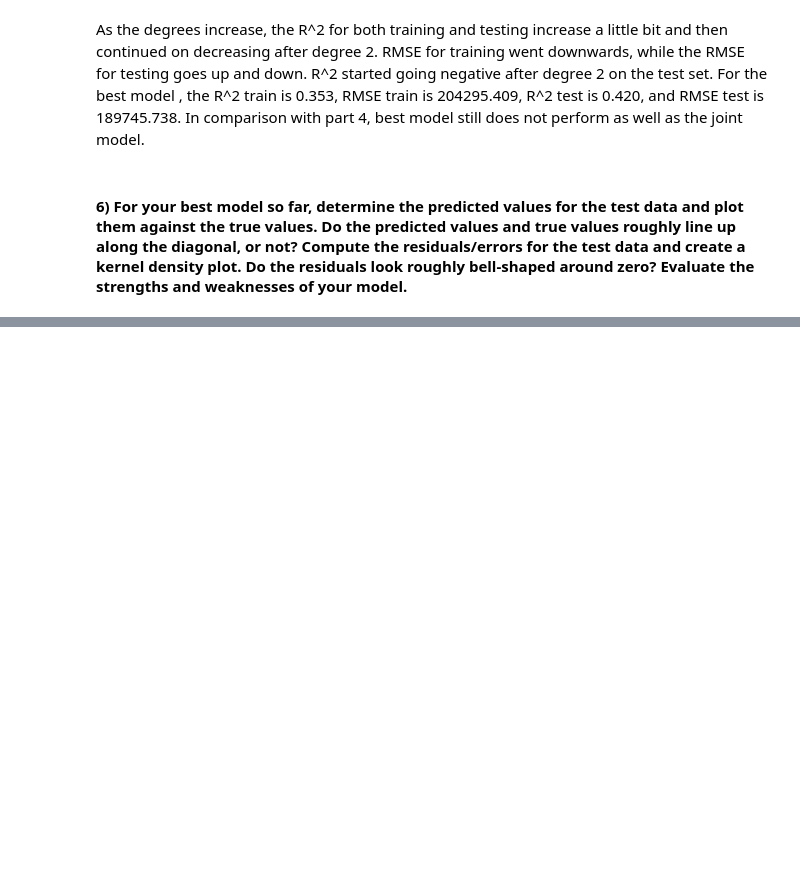
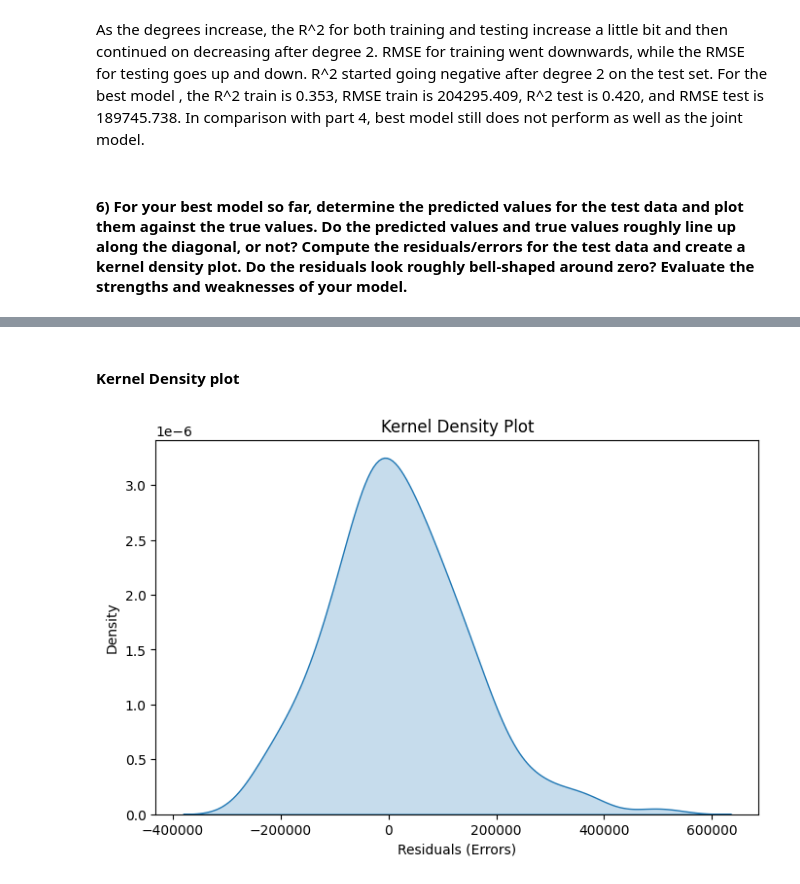
Before and after one commit to PatrickHo718/DS-3021, a Jupyter notebook: 05.1_reg_data_prep/lab4.ipynb, the cells around one changed output, grey strips where cells are left out. Saved outputs shown, nothing was run; the diff lists cells and outputs as text; code cells hidden in the pictures; blank space fills up the shorter version.

```diff
--- a/05.1_reg_data_prep/lab4.ipynb
+++ b/05.1_reg_data_prep/lab4.ipynb
@@ -459,0 +495,3 @@ As the degrees increase, the R^2 for both training and testing increase a little
+# %%
+residual = y_test - y_pred
+print(residual)
@@ -459,0 +511,11 @@ As the degrees increase, the R^2 for both training and testing increase a little
+# %% [markdown]
+#### Kernel Density plot
+# %%
+plt.figure(figsize=(8, 5))
+sns.kdeplot(residual, fill=True)
+plt.xlabel("Residuals (Errors)")
+plt.ylabel("Density")
+plt.title("Kernel Density Plot")
+plt.show()
+# %% [output]
+[figure, added]
```
Also changed, not shown: parts of 8 cells of this notebook.
